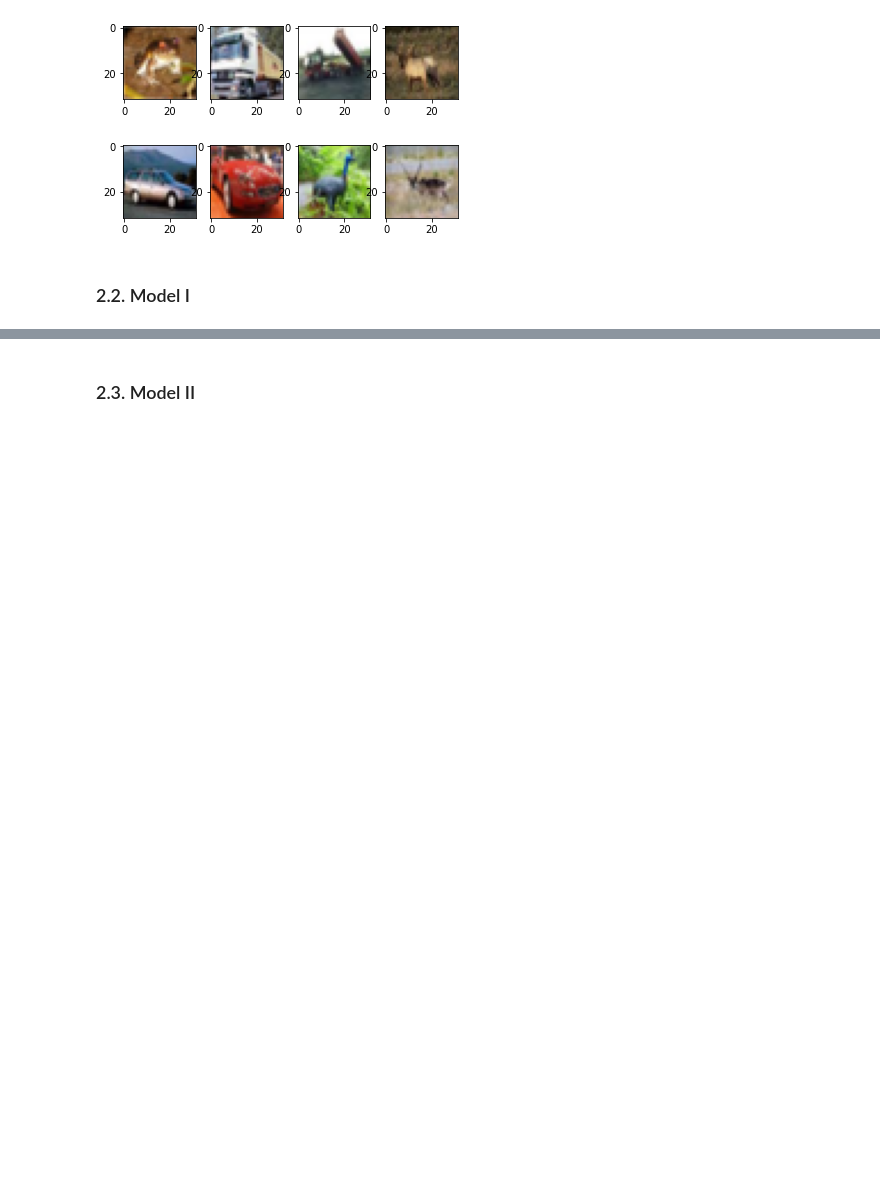
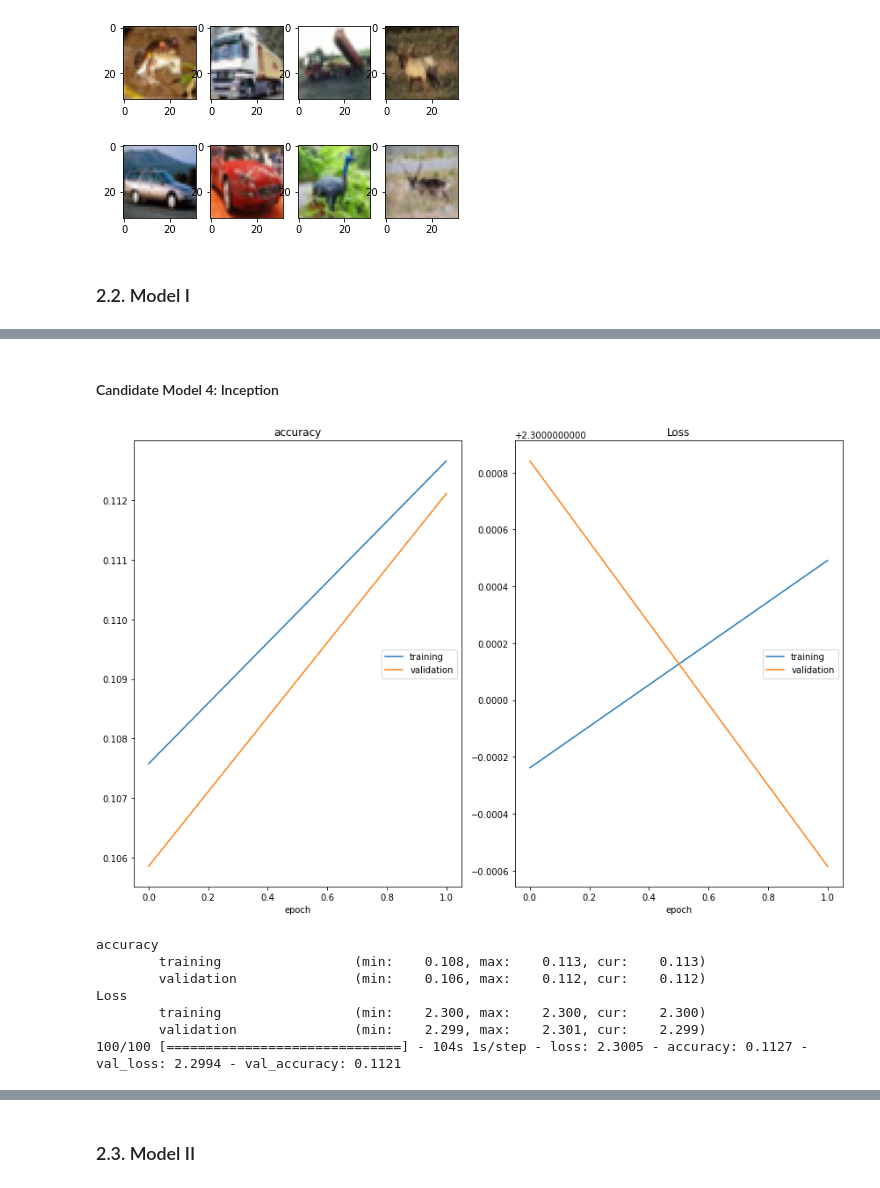
Before and after one commit to TZstatsADS/fall2022-project3-prj3-group9, a Jupyter notebook: doc/Yuli/main-Yuli.ipynb, the cells around one changed output, grey strips where cells are left out. Cells and saved outputs as stored; diff of their text form; code cells hidden in the pictures; blank space fills up the shorter version.

```diff
--- a/doc/Yuli/main-Yuli.ipynb
+++ b/doc/Yuli/main-Yuli.ipynb
@@ -487,0 +486,6 @@ resnet_model1(imgs[1])
+# %% [markdown]
+#### Candidate Model 4: Inception
+# %%
+# Preprocess input
+x_train_incep = inception_v3.preprocess_input(tf.image.resize(x_train,(75,75)).numpy())
+x_test_incep = inception_v3.preprocess_input(tf.image.resize(x_test,(75,75)).numpy())
@@ -487,0 +547,27 @@ resnet_model1(imgs[1])
+# %%
+# Train the InceptionV3 model
+# ModelCheckpoint callback is used to save a model or weights (in a checkpoint file) at some interval, so the model or weights can be loaded later to continue the training from the state saved.
+# EarlyStopping stops training when a monitored metric has stopped improving.
+# Batch size defines the number of samples to work through before updating the internal model parameters.
+# The number of epochs defines the number times that the learning algorithm will work through the entire training dataset.
+incep_checkpoint = ModelCheckpoint(filepath='incep.weights.best.hdf5', save_best_only=True, verbose=1)
+early_stop = EarlyStopping(monitor='val_loss', patience=5, restore_best_weights=True, mode='min')
+plot_loss = PlotLossesCallback()
+incep_fit = incep_model.fit(x_train_incep,
+                            y_train_vec,
+                            batch_size=128, # Mini-batch gradient descent
+                            epochs=2,# 20
+                            steps_per_epoch=100, #1000
+                            validation_split=0.2,
+                            validation_steps=20, #200
+                            callbacks=[incep_checkpoint, early_stop, plot_loss],
+                            verbose=1)
+# %% [output]
+[figure, added]
+accuracy
+        training                 (min:    0.108, max:    0.113, cur:    0.113)
+        validation               (min:    0.106, max:    0.112, cur:    0.112)
+Loss
+        training                 (min:    2.300, max:    2.300, cur:    2.300)
+        validation               (min:    2.299, max:    2.301, cur:    2.299)
+100/100 [==============================] - 104s 1s/step - loss: 2.3005 - accuracy: 0.1127 - val_loss: 2.2994 - val_accuracy: 0.1121
```
Also changed, not shown: parts of 49 cells of this notebook.
